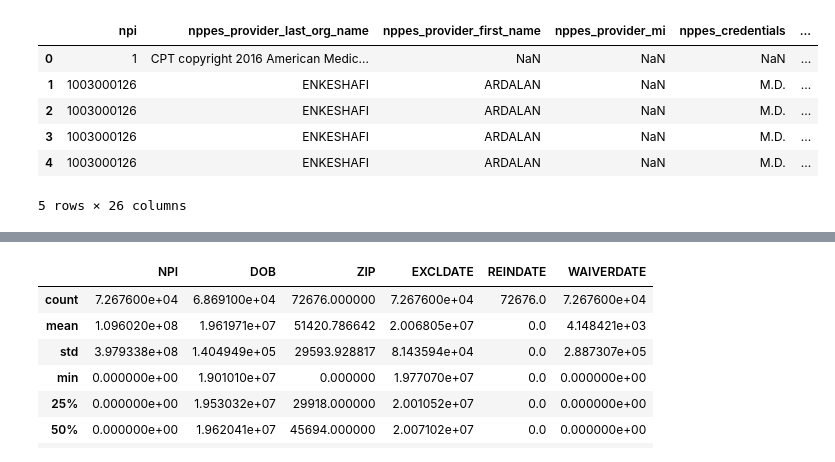
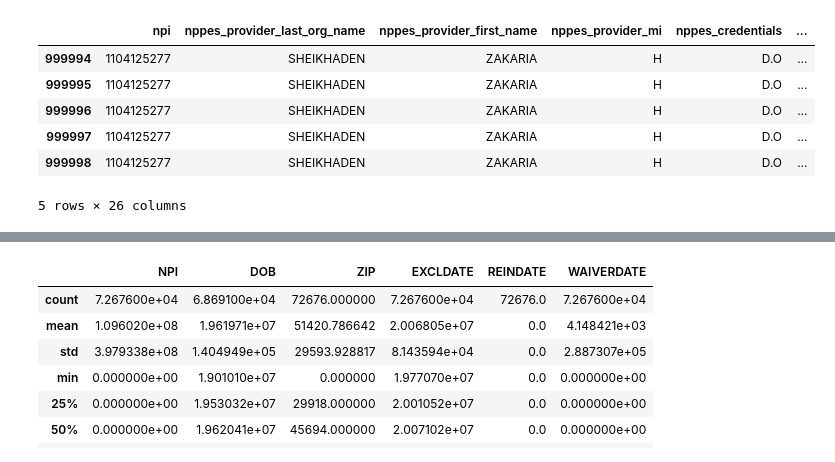
Before and after one commit to raoamalik/detecting_healthcare_provider_fraud, a Jupyter notebook: detecting_healthcare_provider_fraud.ipynb, the cells around one changed output, grey strips where cells are left out. Saved outputs shown, nothing was run; the diff lists cells and outputs as text; code cells hidden in the pictures.

Commit message:
explore provider and excluded datasets

```diff
--- a/detecting_healthcare_provider_fraud.ipynb
+++ b/detecting_healthcare_provider_fraud.ipynb
@@ -8,16 +8,16 @@ warnings.filterwarnings('ignore')
 # %%
 ### read the tab separated file containing healthcare provider data as a pandas DataFrame
 
 provider_df = pd.read_csv('Medicare_Provider_Util_Payment_PUF_CY2017_subset.txt', "\t")
 
-provider_df.head()
+provider_df.tail()
 # %% [output]
 |  | npi | nppes_provider_last_org_name | nppes_provider_first_name | nppes_provider_mi | nppes_credentials | ... |
-| 0 | 1 | CPT copyright 2016 American Medic... | NaN | NaN | NaN | ... |
-| 1 | 1003000126 | ENKESHAFI | ARDALAN | NaN | M.D. | ... |
-| 2 | 1003000126 | ENKESHAFI | ARDALAN | NaN | M.D. | ... |
-| 3 | 1003000126 | ENKESHAFI | ARDALAN | NaN | M.D. | ... |
-| 4 | 1003000126 | ENKESHAFI | ARDALAN | NaN | M.D. | ... |
+| 999994 | 1104125277 | SHEIKHADEN | ZAKARIA | H | D.O | ... |
+| 999995 | 1104125277 | SHEIKHADEN | ZAKARIA | H | D.O | ... |
+| 999996 | 1104125277 | SHEIKHADEN | ZAKARIA | H | D.O | ... |
+| 999997 | 1104125277 | SHEIKHADEN | ZAKARIA | H | D.O | ... |
+| 999998 | 1104125277 | SHEIKHADEN | ZAKARIA | H | D.O | ... |
 5 rows × 26 columns
 # %%
 convicted_df = pd.read_csv('LEIE.csv')
```
Also changed, not shown: parts of 14 cells of this notebook.
